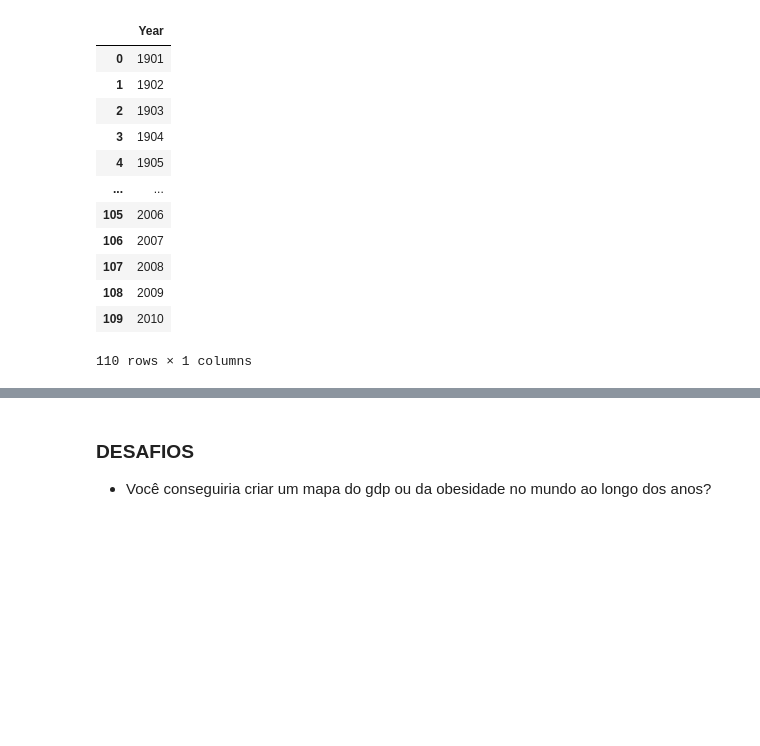
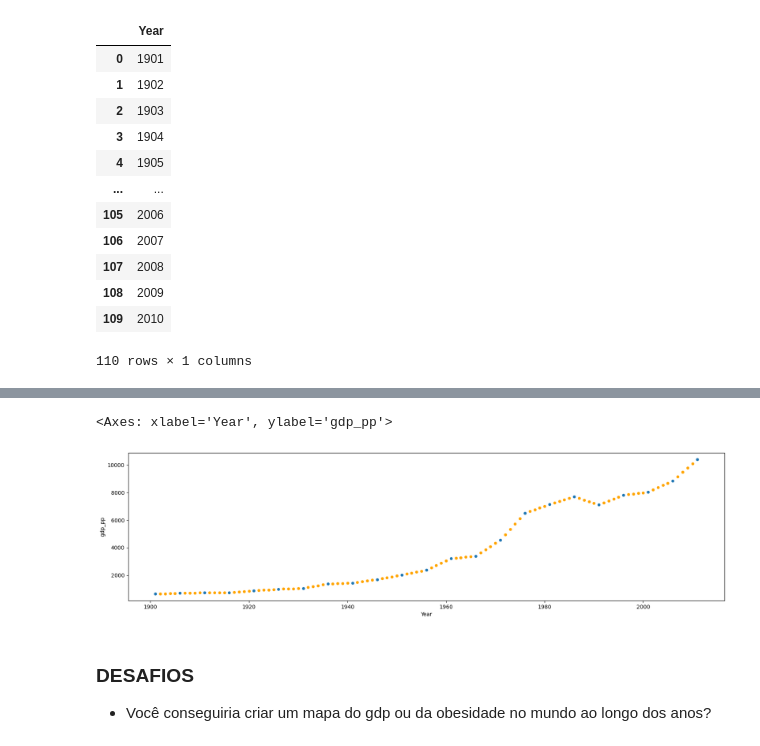
Before and after one commit to FortunaArthur/Telegram, a Jupyter notebook: Python para Data Science e Machine Learning/Módulo 2 - Analisando Dados com Pandas/2 - Projetos/2 - Análise de dados de obesidade mundial/Análise de dados de obesidade mundial.ipynb, the cells around one changed output, grey strips where cells are left out. Cells and saved outputs as stored; diff of their text form; code cells hidden in the pictures; blank space fills up the shorter version.

```diff
--- a/Python para Data Science e Machine Learning/Módulo 2 - Analisando Dados com Pandas/2 - Projetos/2 - Análise de dados de obesidade mundial/Análise de dados de obesidade mundial.ipynb
+++ b/Python para Data Science e Machine Learning/Módulo 2 - Analisando Dados com Pandas/2 - Projetos/2 - Análise de dados de obesidade mundial/Análise de dados de obesidade mundial.ipynb
@@ -470,0 +557,4 @@ dfAnos
+# %%
+df_gdp["next_year"] = df_gdp["Year"].shift(-1)
+del df_gdp["delta_gdp"], df_gdp["delta_year"]
+df_gdp
@@ -470,0 +575,23 @@ dfAnos
+# %%
+# EU NEM SEI + QQ EU TO FAZENDO, TO PERDIDO P KRL, FOI TD ISSO PRA CHEGA ATÉ AKI PRA RESOLVER O EXERCICIO
+df_novaDATA = pd.DataFrame()
+
+for idx, row in df_gdp.iterrows():
+    # 2011 n tem dado ou n tem dado dps n tendi qq o prof falo
+    if row["Year"] == 2011:
+        continue
+
+    add_anos = dfPresentes[(dfPresentes < row["next_year"]) & (dfPresentes > row["Year"])]
+
+    for novoAno in add_anos:
+        add_row = row.copy()
+        # min 16 ele explica q porra ta contecendo daki p frente
+        add_row["gdp_pp"] = (novoAno - add_row["Year"]) * add_row["gdp_year"] + add_row["gdp_pp"]
+        add_row["Year"] = novoAno
+        add_row["kind"] = "estimated"
+        df_novaDATA = pd.concat([df_novaDATA, add_row.to_frame().transpose() ])
+# %%
+df_gdp = pd.concat([df_gdp, df_novaDATA])
+df_gdp.sort_values(["Country", "Year"])
+df_gdp.index = df_gdp["Year"]
+df_gdp
@@ -470,0 +613,3 @@ dfAnos
+# %%
+df_gdp["kind"].fillna("real", inplace=True)
+df_gdp
@@ -471,3 +631,17 @@ dfAnos
+# %%
+# isso aki é pra monstrar meçhor o resultado, eu ja n sei + de nd
+import matplotlib.pyplot as plt
+
+fig, ax = plt.subplots(figsize=(20,5))
+
+country = "Brazil"
+# eu tive q da reload na porra do kernel pra fazer isso aki rodar PQP
+df_gdp[( df_gdp["kind"] == "real") & (df_gdp["Country"] == country )].plot(kind="scatter", y="gdp_pp", x="Year", ax=ax)
+df_gdp[( df_gdp["kind"] == "estimated") & (df_gdp["Country"] == country )].plot(kind="scatter", y="gdp_pp", x="Year", ax=ax, color="orange")
+# TÁ AI, NÃO SEI PQ EU TENHO Q FICA DANDO RESTART PRA SA PORRA PLOTAR + ELA TÁ AI
+# %% [output]
+<Axes: xlabel='Year', ylabel='gdp_pp'>
+[figure, added]
 # %% [markdown]
 ### DESAFIOS
 - Você conseguiria criar um mapa do gdp ou da obesidade no mundo ao longo dos anos?
```
Also changed, not shown: parts of 8 cells of this notebook.
